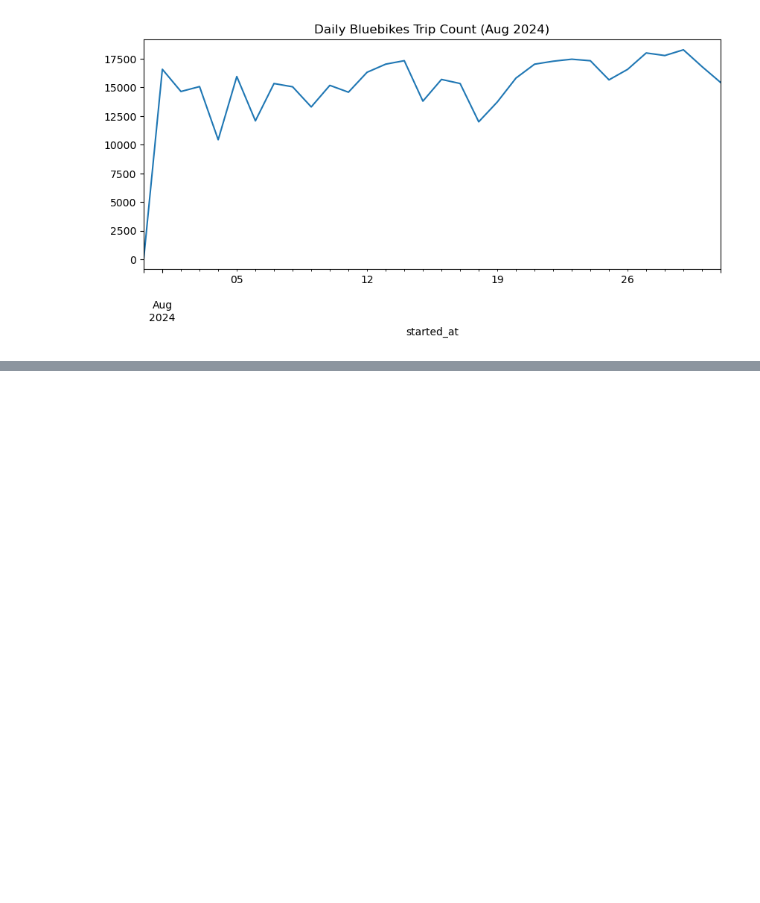
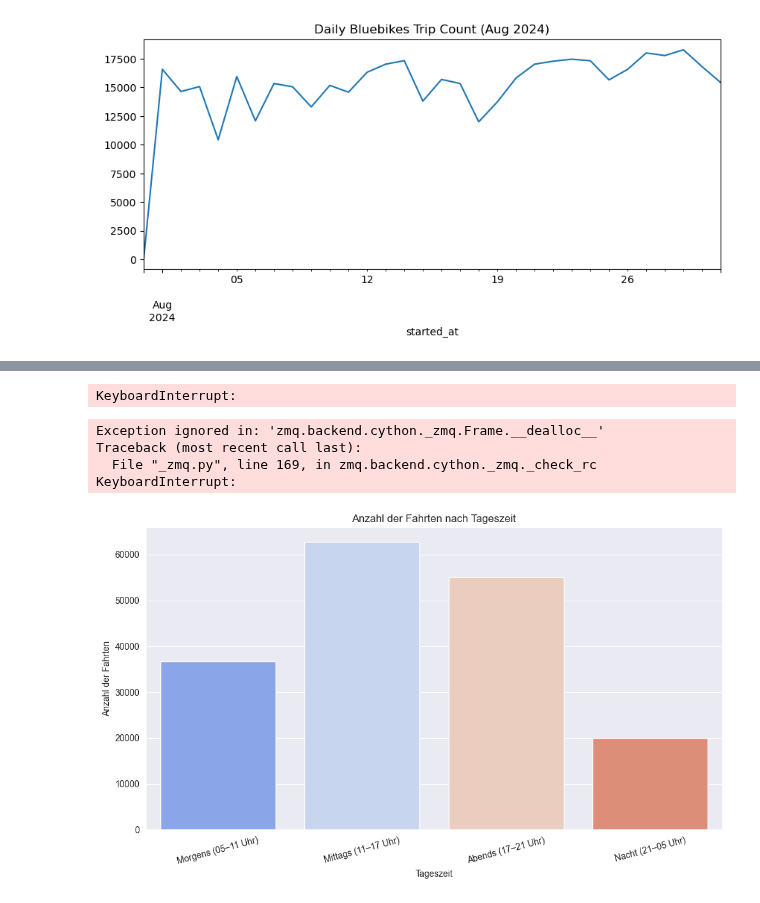
Before and after one commit to RubenCharara/Data-Science-and-Machine-Learning, a Jupyter notebook: milestone1_citibike.ipynb, the cells around one changed output, grey strips where cells are left out. Saved outputs shown, nothing was run; the diff lists cells and outputs as text; code cells hidden in the pictures; blank space fills up the shorter version.

```diff
--- a/milestone1_citibike.ipynb
+++ b/milestone1_citibike.ipynb
@@ -220,0 +303,55 @@ daily_counts.plot(title='Daily Bluebikes Trip Count (Aug 2024)', figsize=(10,4))
+# %%
+import pandas as pd
+import matplotlib.pyplot as plt
+import seaborn as sns
+
+# 1) CSV-Datei einlesen
+csv_path = r"C:\Users\hanac\PycharmProjects\Data-Science-and-Machine-Learning\202408-bluebikes-tripdata.csv"
+df = pd.read_csv(csv_path, engine="python", sep=None, on_bad_lines="skip")
+
+# 2) 'started_at' in datetime umwandeln
+df['started_at'] = pd.to_datetime(df['started_at'], errors='coerce')
+
+# 3) Zeilen mit ungültigen Datumswerten entfernen
+df = df.dropna(subset=['started_at'])
+
+# 4) Tageszeit bestimmen
+def get_daytime(hour):
+    if 5 <= hour < 11:
+        return 'Morgens (05–11 Uhr)'
+    elif 11 <= hour < 17:
+        return 'Mittags (11–17 Uhr)'
+    elif 17 <= hour < 21:
+        return 'Abends (17–21 Uhr)'
+    else:
+        return 'Nacht (21–05 Uhr)'
+
+df['hour'] = df['started_at'].dt.hour
+df['daytime'] = df['hour'].apply(get_daytime)
+
+# 5) Gruppieren und zählen
+order = ['Morgens (05–11 Uhr)', 'Mittags (11–17 Uhr)', 'Abends (17–21 Uhr)', 'Nacht (21–05 Uhr)']
+daytime_counts = df['daytime'].value_counts().reindex(order)
+
+# 6) Visualisierung – zukunftssicher ohne Warnung
+plt.figure(figsize=(10, 6))
+sns.barplot(
+    x=daytime_counts.index,
+    y=daytime_counts.values,
+    hue=daytime_counts.index,
+    palette='coolwarm',
+    legend=False
+)
+plt.title('Anzahl der Fahrten nach Tageszeit')
+plt.xlabel('Tageszeit')
+plt.ylabel('Anzahl der Fahrten')
+plt.xticks(rotation=15)
+plt.tight_layout()
+plt.show()
+# %% [output]
+KeyboardInterrupt:
+Exception ignored in: 'zmq.backend.cython._zmq.Frame.__dealloc__'
+Traceback (most recent call last):
+  File "_zmq.py", line 169, in zmq.backend.cython._zmq._check_rc
+KeyboardInterrupt:
+[figure, added]
```
Also changed, not shown: parts of 5 cells of this notebook, 1 other file.
